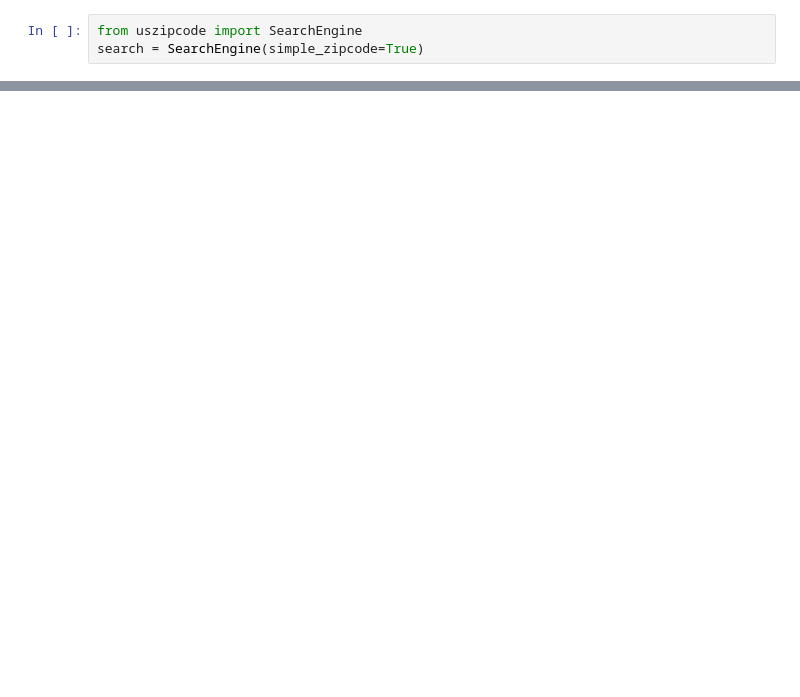
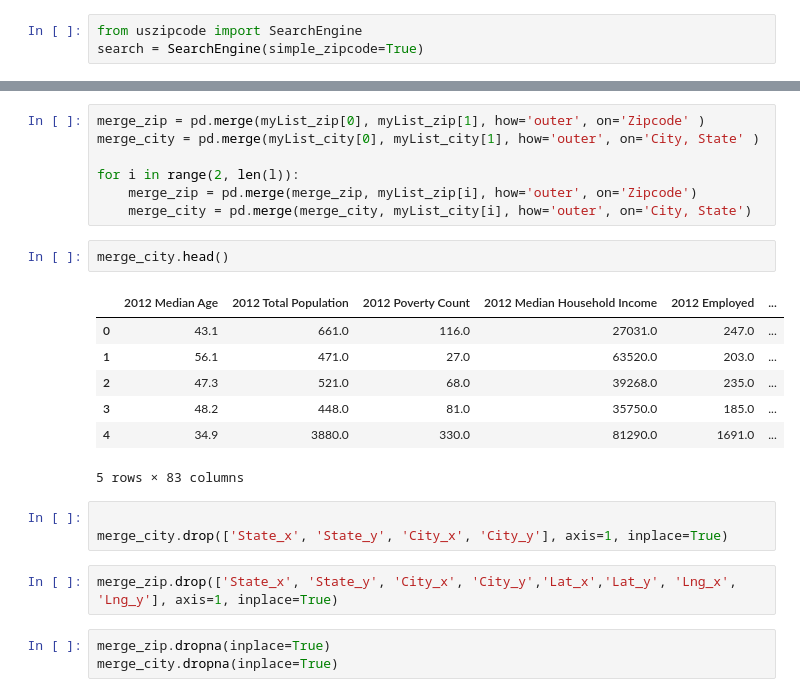
Before and after one commit to paulinatharail/Project_1_Fastest_Growing_Cities, a Jupyter notebook: Census_API_alternate.ipynb, the cells around one changed output, grey strips where cells are left out. Drawn from its saved outputs; the diff is of its cells as text; blank space fills up the shorter version.

```diff
--- a/Census_API_alternate.ipynb
+++ b/Census_API_alternate.ipynb
@@ -143,0 +111,25 @@ Growth_df.head(100)
+# %%
+merge_zip = pd.merge(myList_zip[0], myList_zip[1], how='outer', on='Zipcode' )
+merge_city = pd.merge(myList_city[0], myList_city[1], how='outer', on='City, State' )
+
+for i in range(2, len(l)):
+    merge_zip = pd.merge(merge_zip, myList_zip[i], how='outer', on='Zipcode')
+    merge_city = pd.merge(merge_city, myList_city[i], how='outer', on='City, State')
+# %%
+merge_city.head()
+# %% [output]
+|  | 2012 Median Age | 2012 Total Population | 2012 Poverty Count | 2012 Median Household Income | 2012 Employed | ... |
+| 0 | 43.1 | 661.0 | 116.0 | 27031.0 | 247.0 | ... |
+| 1 | 56.1 | 471.0 | 27.0 | 63520.0 | 203.0 | ... |
+| 2 | 47.3 | 521.0 | 68.0 | 39268.0 | 235.0 | ... |
+| 3 | 48.2 | 448.0 | 81.0 | 35750.0 | 185.0 | ... |
+| 4 | 34.9 | 3880.0 | 330.0 | 81290.0 | 1691.0 | ... |
+5 rows × 83 columns
+# %%
+
+merge_city.drop(['State_x', 'State_y', 'City_x', 'City_y'], axis=1, inplace=True)
+# %%
+merge_zip.drop(['State_x', 'State_y', 'City_x', 'City_y','Lat_x','Lat_y', 'Lng_x', 'Lng_y'], axis=1, inplace=True)
+# %%
+merge_zip.dropna(inplace=True)
+merge_city.dropna(inplace=True)
```
Also changed, not shown: parts of 19 cells of this notebook, 1 other file.
